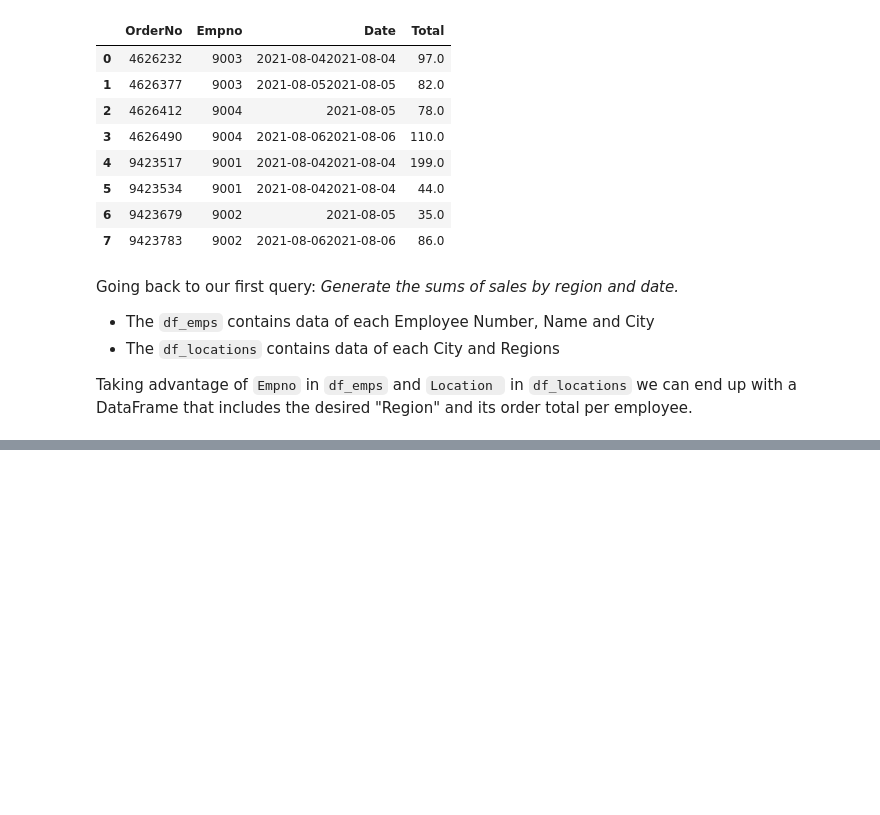
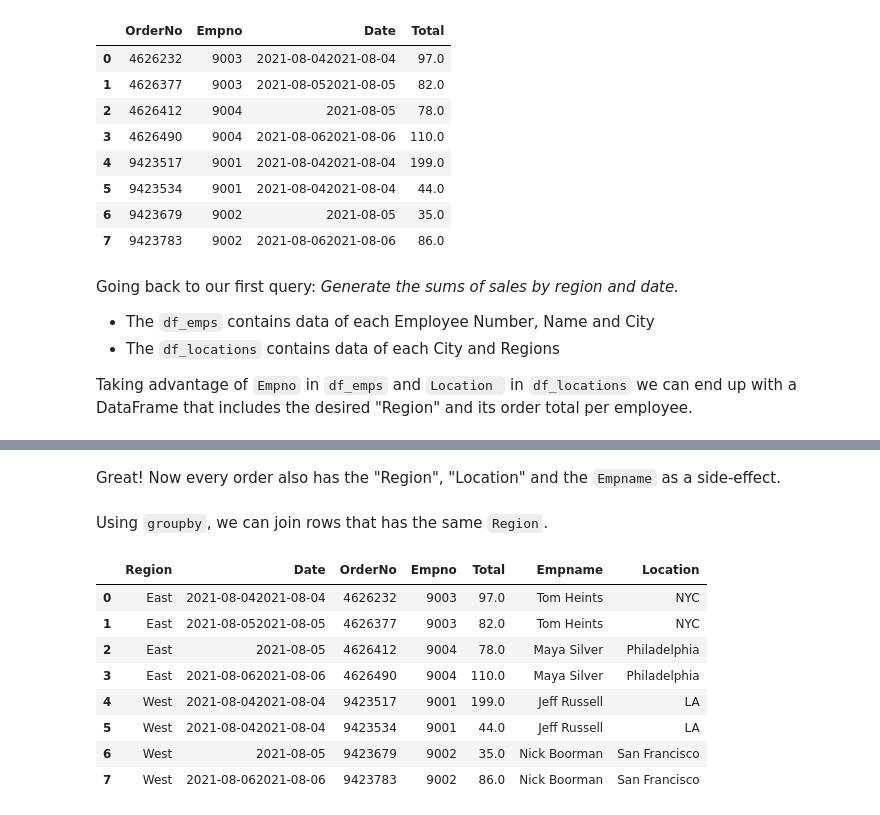
Before and after one commit to EstebanBorai/python-for-data-science, a Jupyter notebook: notebooks/sn03_aggregate_data.ipynb, the cells around one changed output, grey strips where cells are left out. Drawn from its saved outputs; the diff is of its cells as text; code cells hidden in the pictures; blank space fills up the shorter version.

```diff
--- a/notebooks/sn03_aggregate_data.ipynb
+++ b/notebooks/sn03_aggregate_data.ipynb
@@ -164,0 +193,18 @@ Taking advantage of `Empno` in `df_emps` and `Location ` in `df_locations` we ca
+# %% [markdown]
+Great! Now every order also has the "Region", "Location" and the `Empname` as a side-effect.
+# %% [markdown]
+Using `groupby`, we can join rows that has the same `Region`.
+# %%
+df_region_sales = df_region_sales.reset_index().reindex(columns = ['Region', 'Date', 'OrderNo', 'Empno', 'Total', 'Empname', 'Location'])
+
+display(df_region_sales)
+# %% [output]
+|  | Region | Date | OrderNo | Empno | Total | Empname | Location |
+| 0 | East | 2021-08-042021-08-04 | 4626232 | 9003 | 97.0 | Tom Heints | NYC |
+| 1 | East | 2021-08-052021-08-05 | 4626377 | 9003 | 82.0 | Tom Heints | NYC |
+| 2 | East | 2021-08-05 | 4626412 | 9004 | 78.0 | Maya Silver | Philadelphia |
+| 3 | East | 2021-08-062021-08-06 | 4626490 | 9004 | 110.0 | Maya Silver | Philadelphia |
+| 4 | West | 2021-08-042021-08-04 | 9423517 | 9001 | 199.0 | Jeff Russell | LA |
+| 5 | West | 2021-08-042021-08-04 | 9423534 | 9001 | 44.0 | Jeff Russell | LA |
+| 6 | West | 2021-08-05 | 9423679 | 9002 | 35.0 | Nick Boorman | San Francisco |
+| 7 | West | 2021-08-062021-08-06 | 9423783 | 9002 | 86.0 | Nick Boorman | San Francisco |
```
Also changed, not shown: parts of 4 cells of this notebook.
